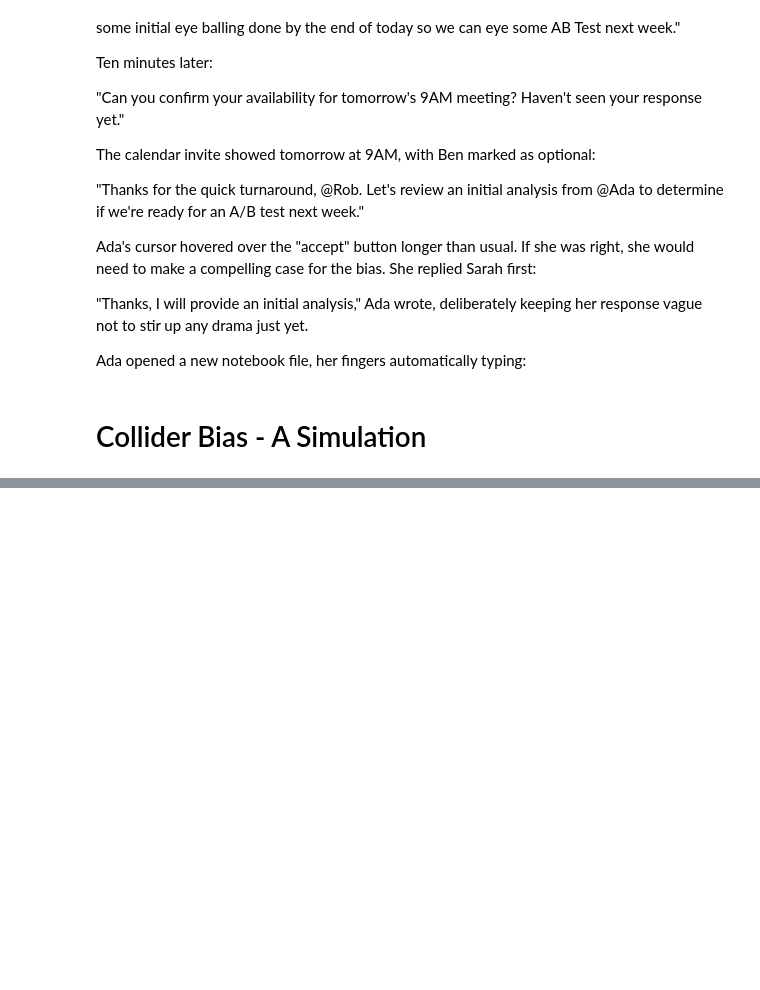
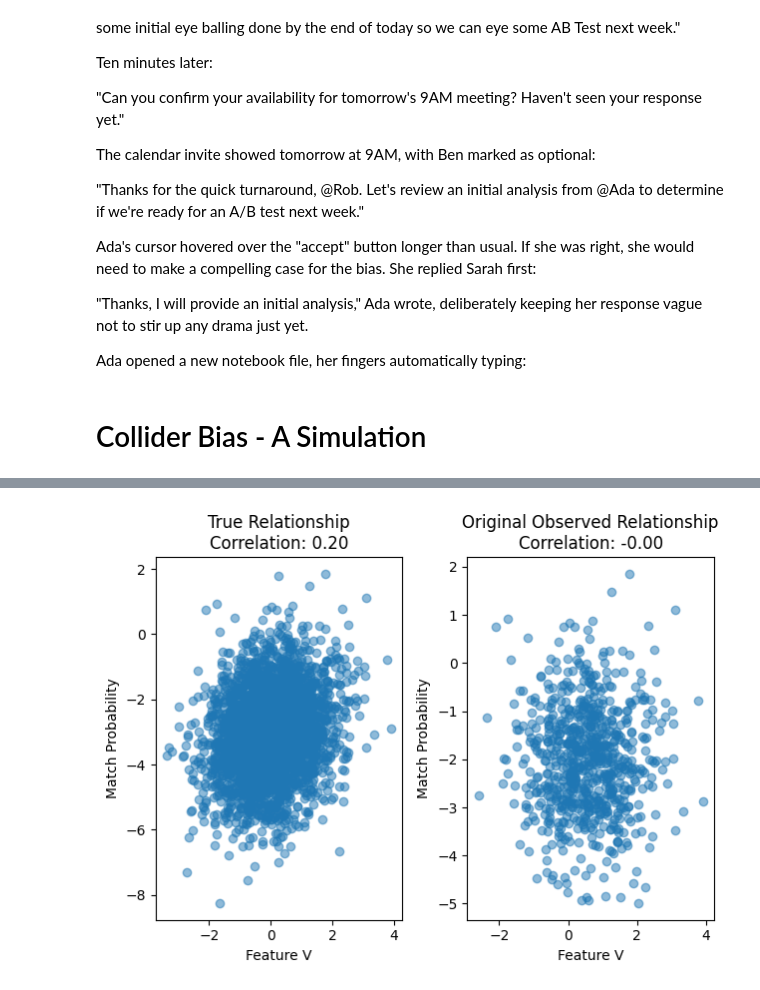
Before and after one commit to StefanSko/CausalShenanigans, a Jupyter notebook: src/curious_tale.ipynb, the cells around one changed output, grey strips where cells are left out. Drawn from its saved outputs; the diff is of its cells as text; code cells hidden in the pictures; blank space fills up the shorter version.

```diff
--- a/src/curious_tale.ipynb
+++ b/src/curious_tale.ipynb
@@ -91,0 +125,11 @@ Ada opened a new notebook file, her fingers automatically typing:
+# %%
+# Conversion model
+def sigmoid(x):
+    return 1 / (1 + np.exp(-x))
+
+# Create a TRUE effect where both features influence the outcome
+true_match_logits = 0.25 * v + 0.75 * u + np.random.normal(-3, 1, n_samples)
+true_match_probs = sigmoid(true_match_logits)
+
+# Generate actual binary conversion outcomes
+true_matches = np.random.binomial(n=1, p=true_match_probs)
@@ -91,0 +146,17 @@ Ada opened a new notebook file, her fingers automatically typing:
+# %%
+plt.subplot(1, 2, 1)
+plt.scatter(v, true_match_logits, alpha=0.5)
+plt.xlabel('Feature V')
+plt.ylabel('Match Probability')
+plt.title(f'True Relationship\nCorrelation: {corr_full:.2f}')
+
+plt.subplot(1, 2, 2)
+plt.scatter(v[S==1], true_match_logits[S==1], alpha=0.5)
+plt.xlabel('Feature V')
+plt.ylabel('Match Probability')
+plt.title(f'Original Observed Relationship\nCorrelation: {corr_selected:.2f}')
+
+plt.tight_layout()
+plt.show()
+# %% [output]
+[figure, added]
```
Also changed, not shown: parts of 13 cells of this notebook, 1 other file.
